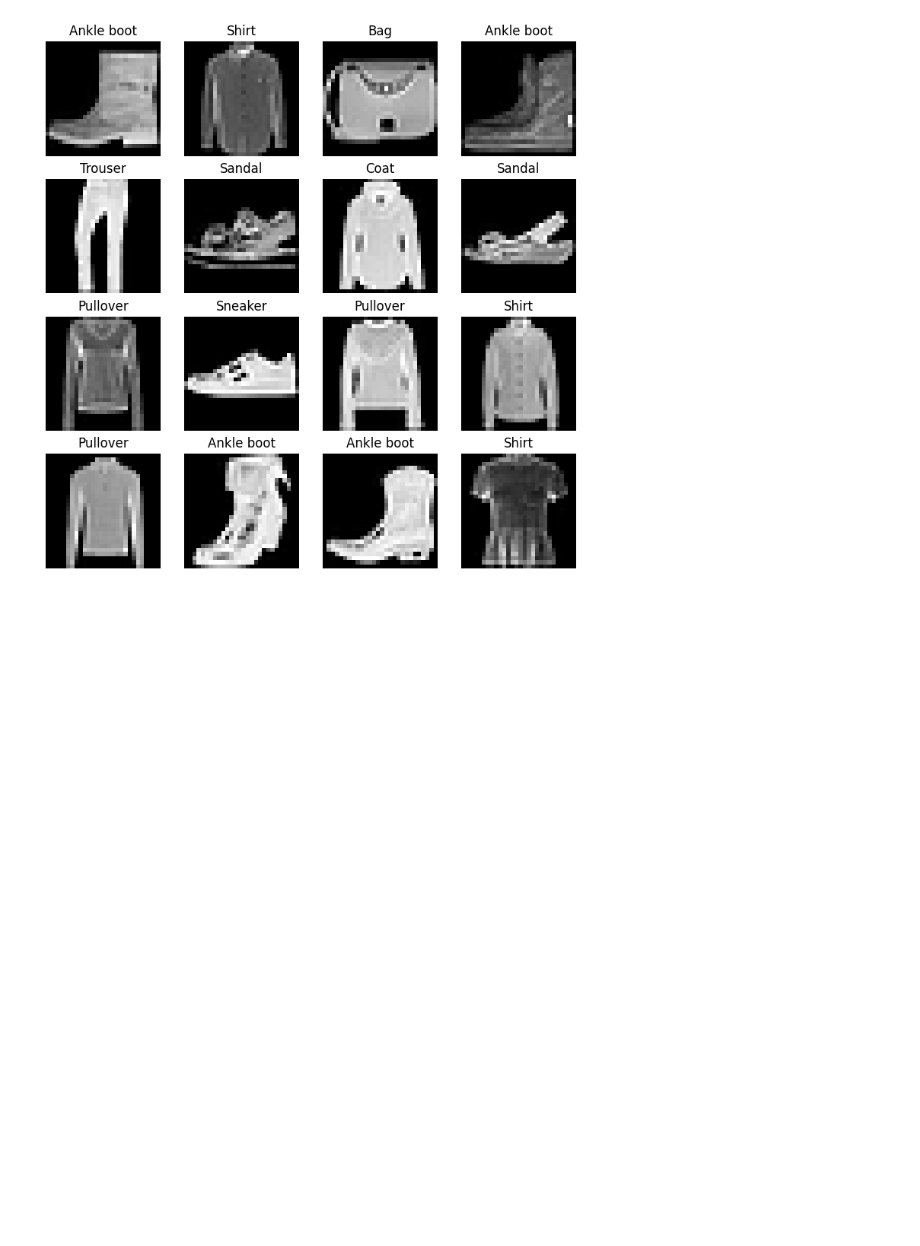
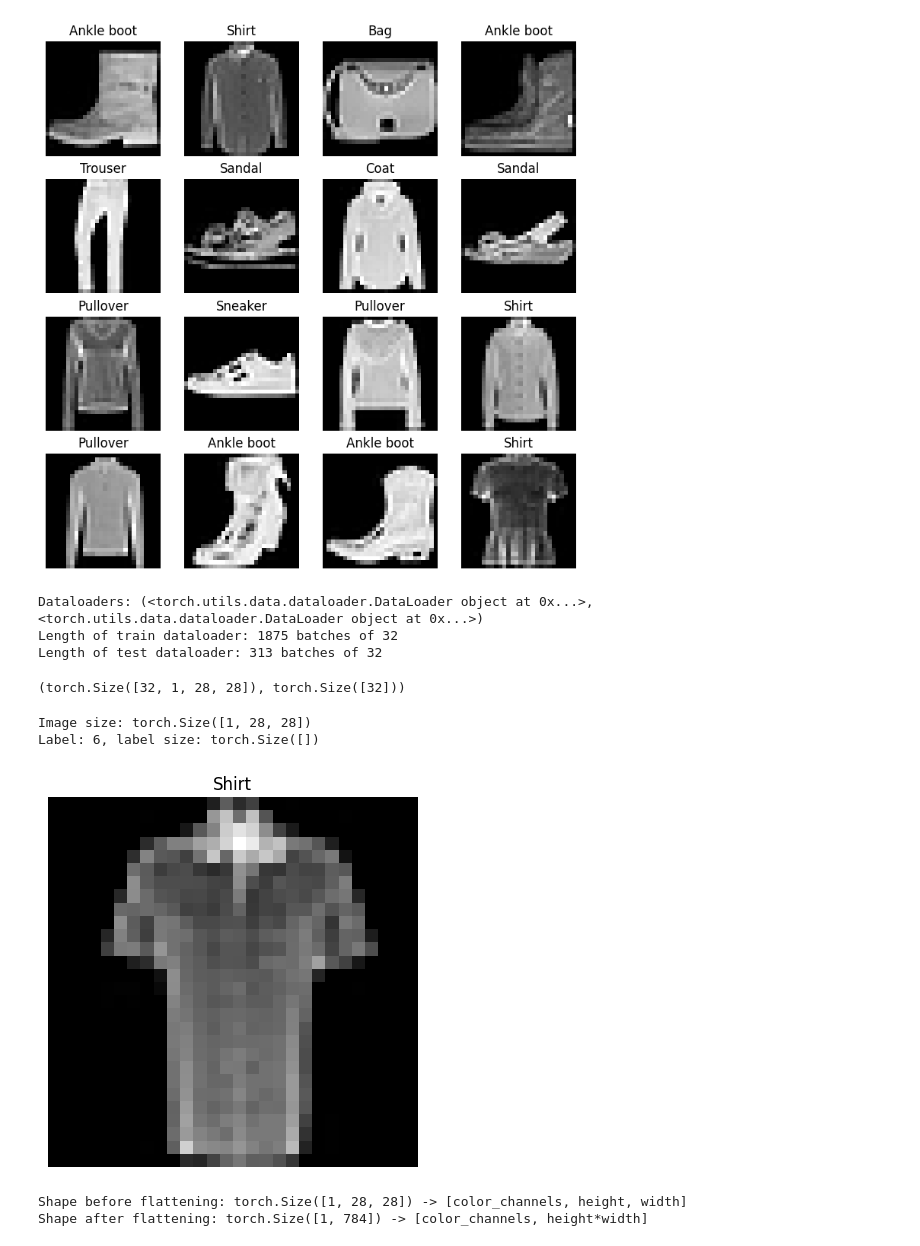
Before and after one commit to joenorton/learning-pytorch, a Jupyter notebook: 03_pytorch_computer_vision.ipynb, the cells around one changed output. Drawn from its saved outputs; the diff is of its cells as text; code cells hidden in the pictures; blank space fills up the shorter version.

```diff
--- a/03_pytorch_computer_vision.ipynb
+++ b/03_pytorch_computer_vision.ipynb
@@ -108,3 +108,68 @@ for i in range(1, rows * cols + 1):
     plt.axis(False);
 # %% [output]
 [figure]
+# %%
+from torch.utils.data import DataLoader
+
+# Setup the batch size hyperparameter
+BATCH_SIZE = 32
+
+# Turn datasets into iterables (batches)
+train_dataloader = DataLoader(train_data, # dataset to turn into iterable
+    batch_size=BATCH_SIZE, # how many samples per batch?
+    shuffle=True # shuffle data every epoch?
+)
+
+test_dataloader = DataLoader(test_data,
+    batch_size=BATCH_SIZE,
+    shuffle=False # don't necessarily have to shuffle the testing data
+)
+
+# Let's check out what we've created
+print(f"Dataloaders: {train_dataloader, test_dataloader}")
+print(f"Length of train dataloader: {len(train_dataloader)} batches of {BATCH_SIZE}")
+print(f"Length of test dataloader: {len(test_dataloader)} batches of {BATCH_SIZE}")
+# %% [output]
+Dataloaders: (<torch.utils.data.dataloader.DataLoader object at 0x...>, <torch.utils.data.dataloader.DataLoader object at 0x...>)
+Length of train dataloader: 1875 batches of 32
+Length of test dataloader: 313 batches of 32
+# %%
+# Check out what's inside the training dataloader
+train_features_batch, train_labels_batch = next(iter(train_dataloader))
+train_features_batch.shape, train_labels_batch.shape
+# %% [output]
+(torch.Size([32, 1, 28, 28]), torch.Size([32]))
+# %%
+# Show a sample
+torch.manual_seed(42)
+random_idx = torch.randint(0, len(train_features_batch), size=[1]).item()
+img, label = train_features_batch[random_idx], train_labels_batch[random_idx]
+plt.imshow(img.squeeze(), cmap="gray")
+plt.title(class_names[label])
+plt.axis("Off");
+print(f"Image size: {img.shape}")
+print(f"Label: {label}, label size: {label.shape}")
+# %% [output]
+Image size: torch.Size([1, 28, 28])
+Label: 6, label size: torch.Size([])
+[figure, added]
+# %%
+# Create a flatten layer
+flatten_model = nn.Flatten() # all nn modules function as a model (can do a forward pass)
+
+# Get a single sample
+x = train_features_batch[0]
+
+# Flatten the sample
+output = flatten_model(x) # perform forward pass
+
+# Print out what happened
+print(f"Shape before flattening: {x.shape} -> [color_channels, height, width]")
+print(f"Shape after flattening: {output.shape} -> [color_channels, height*width]")
+
+# Try uncommenting below and see what happens
+#print(x)
+#print(output)
+# %% [output]
+Shape before flattening: torch.Size([1, 28, 28]) -> [color_channels, height, width]
+Shape after flattening: torch.Size([1, 784]) -> [color_channels, height*width]
```
Also changed, not shown: parts of 17 cells of this notebook.
